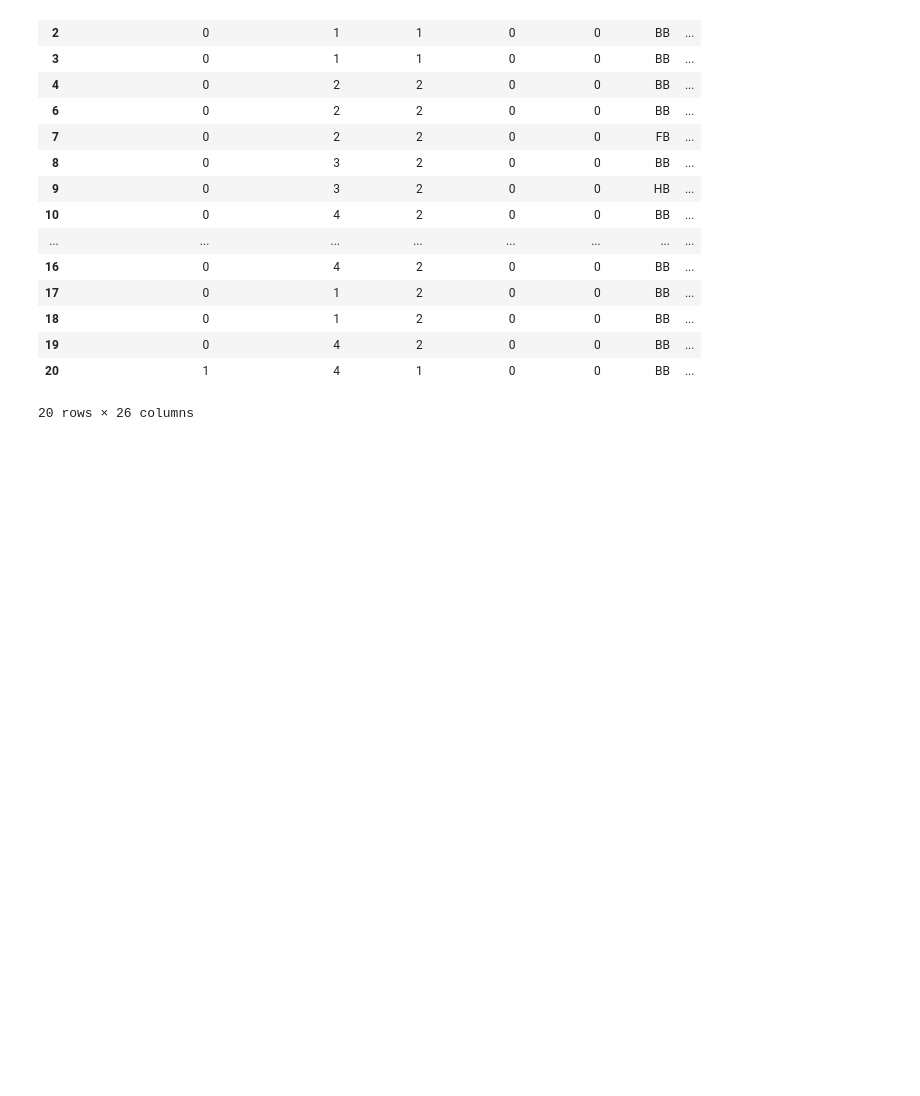
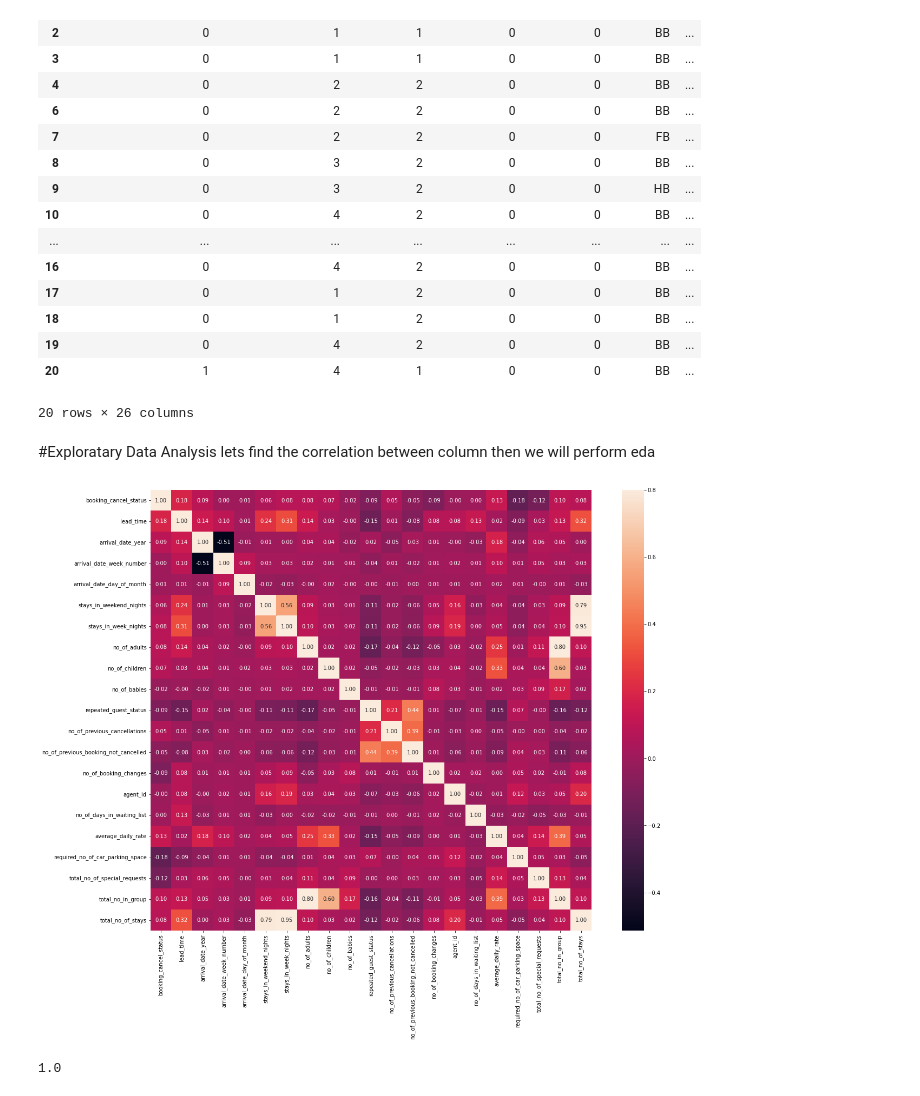
Before and after one commit to niteshavagabond/Hotel-Booking-analysis, a Jupyter notebook: Hotel_Booking_Analysis_Capstone_Project.ipynb, the cells around one changed output. Cells and saved outputs as stored; diff of their text form; code cells hidden in the pictures; blank space fills up the shorter version.

```diff
--- a/Hotel_Booking_Analysis_Capstone_Project.ipynb
+++ b/Hotel_Booking_Analysis_Capstone_Project.ipynb
@@ -408,9 +409,6 @@ dtypes: float64(4), int64(16), object(12)
 memory usage: 29.1+ MB
 # %% [markdown]
 #2. Deal with duplicate rows and columns
-# %%
-# booking_mode and distribution_channel are same so we are going to drop distribution_channel
-hdf.drop(['distribution_channel'],axis=1,inplace=True)
 # %%
 # we are going to find out, how many duplicate rows are their.
 hdf[hdf.duplicated()].shape
@@ -422,3 +422,6 @@ hdf.drop_duplicates(inplace = True)
+# %%
+# booking_mode and distribution_channel are same so we are going to drop distribution_channel
+hdf.drop(['market_segment'],axis=1,inplace=True)
 # %%
 hdf.drop(['company_id'],axis=1,inplace=True)
 # %%
@@ -494,3 +497,17 @@ hdf.iloc[:20,7:] #looking data for confirmation
 | 19 | 0 | 4 | 2 | 0 | 0 | BB | ... |
 | 20 | 1 | 4 | 1 | 0 | 0 | BB | ... |
 20 rows × 26 columns
+# %% [markdown]
+#Exploratary Data Analysis
+lets find the correlation between column then we will perform eda
+# %%
+hdf1=hdf.corr()
+# %%
+plt.subplots(figsize=(20, 15))
+sns.heatmap(hdf1,annot = True,fmt='.2f', annot_kws={'size': 10},  vmax=.8, square=True);
+# %% [output]
+[figure, added]
+# %%
+1.
+# %% [output]
+1.0
```
Also changed, not shown: parts of 13 cells of this notebook.
